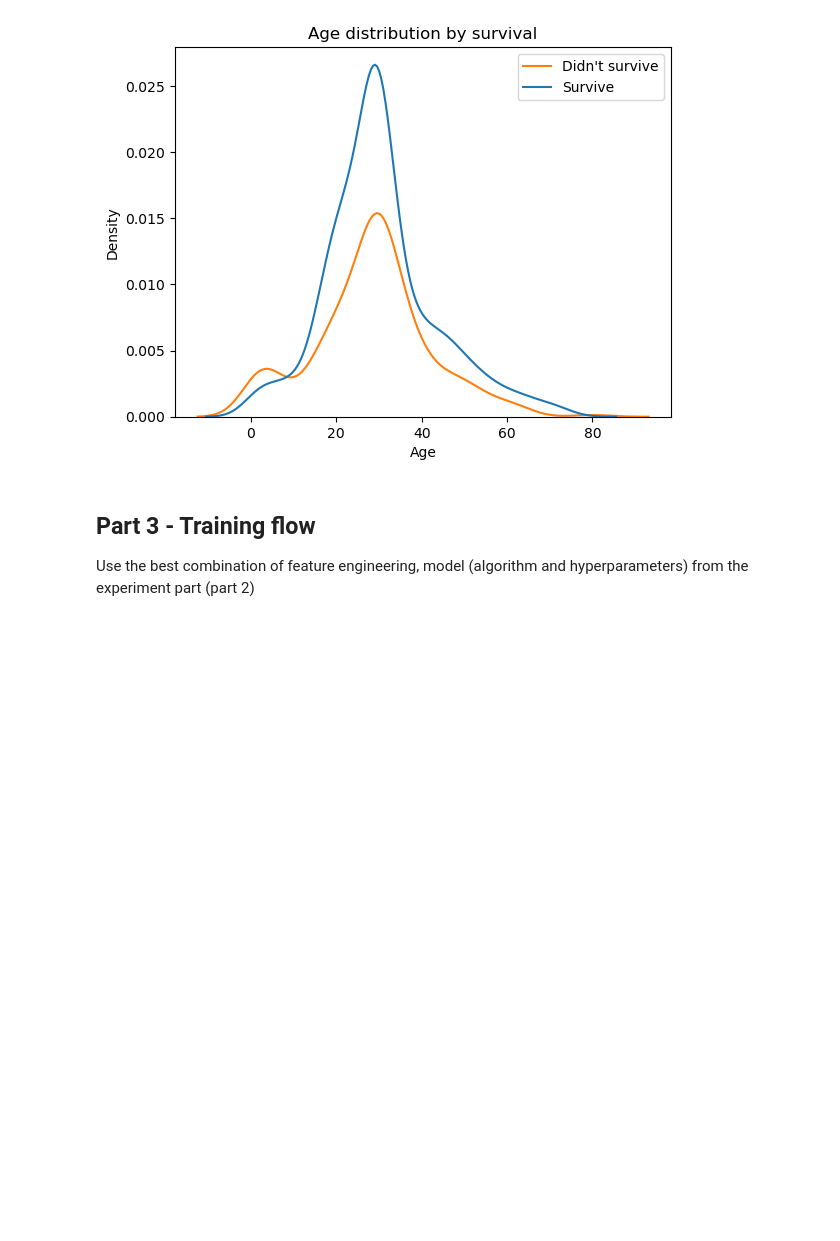
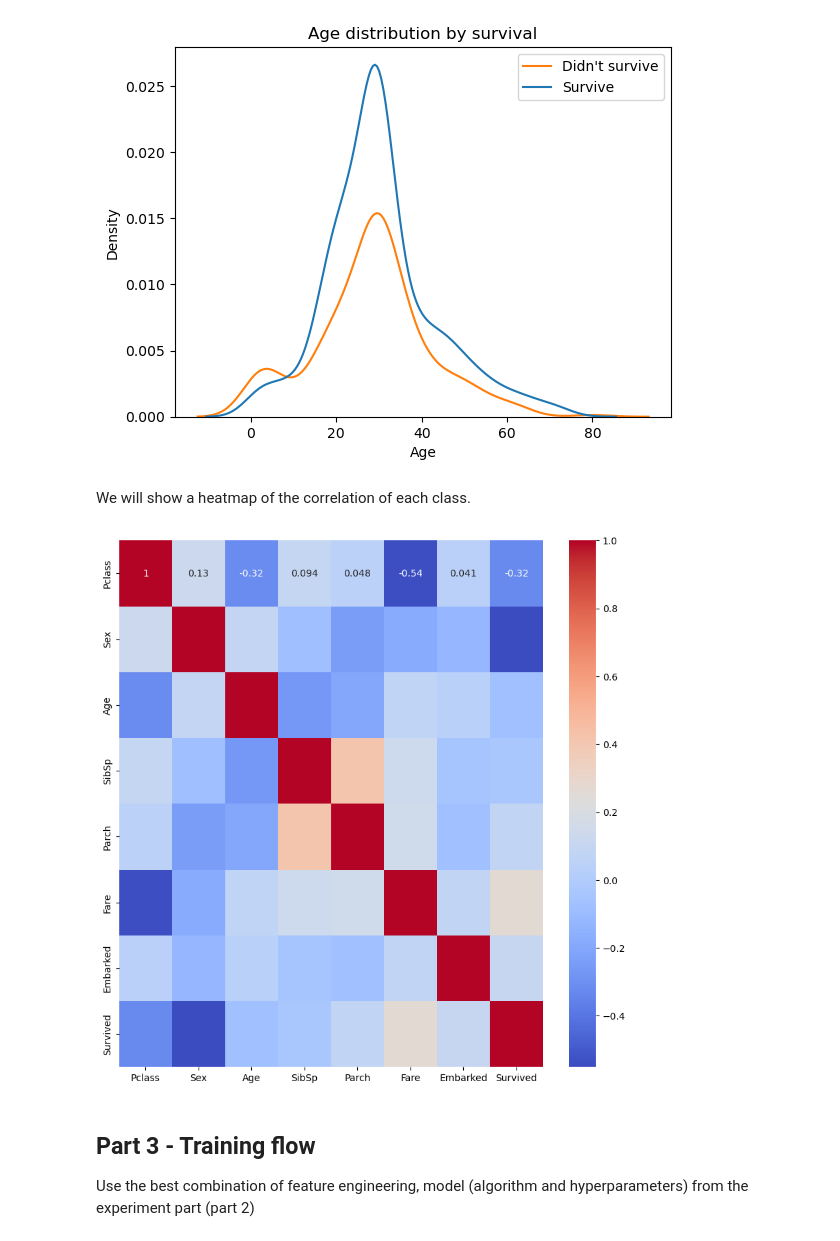
Before and after one commit to rroyd/supervised-learning-flow, a Jupyter notebook: Assignment2_supervised_learning_flow.ipynb, the cells around one changed output. Cells and saved outputs as stored; diff of their text form; code cells hidden in the pictures; blank space fills up the shorter version.

Commit message:
Added visualization

```diff
--- a/Assignment2_supervised_learning_flow.ipynb
+++ b/Assignment2_supervised_learning_flow.ipynb
@@ -160,6 +179,17 @@ plt.title("Age distribution by survival")
 plt.show()
 # %% [output]
 [figure]
+# %% [markdown]
+We will show a heatmap of the correlation of each class.
+# %%
+plt.figure(figsize = (10,10))
+df_corr = titanic_train.corr()
+sns.heatmap(df_corr, cmap = "coolwarm", annot = True)
+# plt.yticks(range(8), df_corr.columns)
+# plt.xticks(range(8), df_corr.columns)
+plt.show()
+# %% [output]
+[figure, added]
 # %% [markdown]
 ## Part 3 - Training flow
 Use the best combination of feature engineering, model (algorithm and hyperparameters) from the experiment part (part 2)
```
Also changed, not shown: parts of 3 cells of this notebook.
